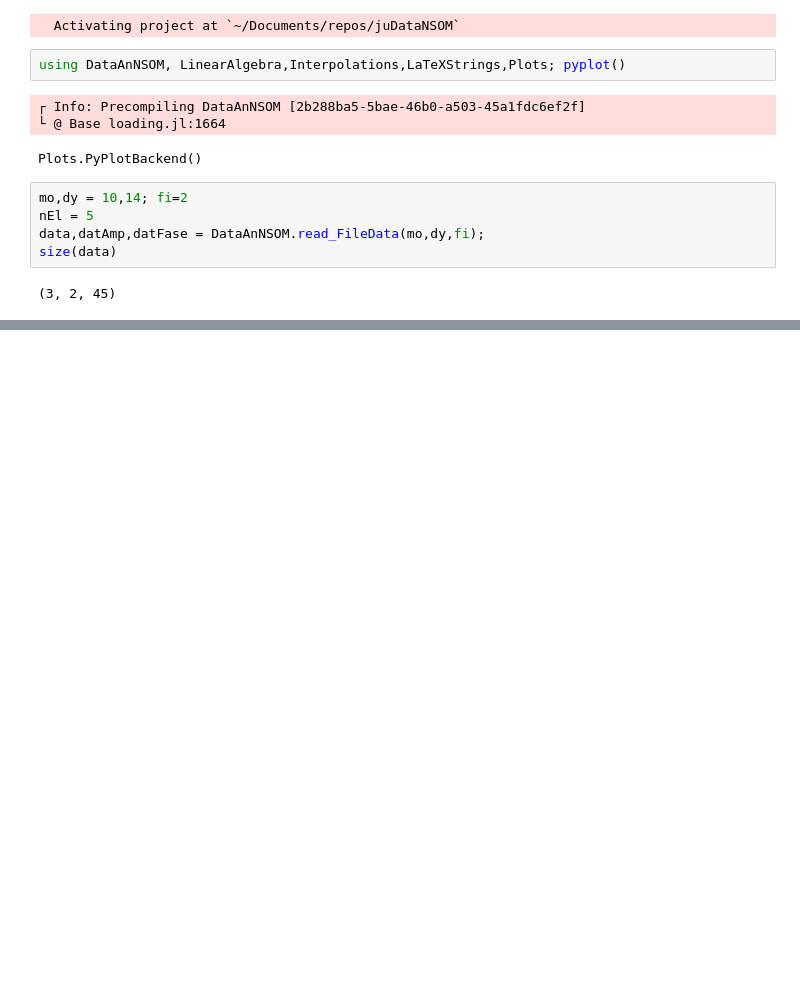
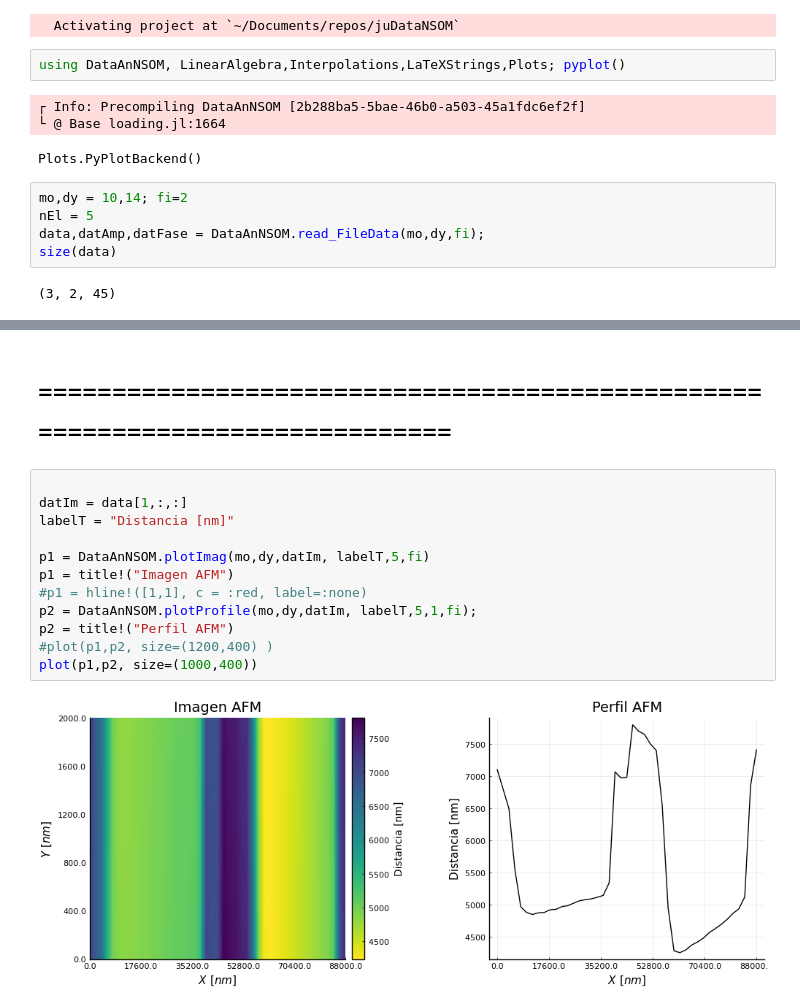
Before and after one commit to Gabmtzz/juDataNSOM, a Jupyter notebook: notebook/nsomdata.ipynb, the cells around one changed output, grey strips where cells are left out. Cells and saved outputs as stored; diff of their text form; blank space fills up the shorter version.

```diff
--- a/notebook/nsomdata.ipynb
+++ b/notebook/nsomdata.ipynb
@@ -137,0 +53,16 @@ julia> factorial(big(21))
+# %% [markdown]
+# =============================================================================
+# %%
+
+datIm = data[1,:,:]
+labelT = "Distancia [nm]"
+
+p1 = DataAnNSOM.plotImag(mo,dy,datIm, labelT,5,fi)
+p1 = title!("Imagen AFM")
+#p1 = hline!([1,1], c = :red, label=:none)
+p2 = DataAnNSOM.plotProfile(mo,dy,datIm, labelT,5,1,fi);
+p2 = title!("Perfil AFM")
+#plot(p1,p2, size=(1200,400) )
+plot(p1,p2, size=(1000,400))
+# %% [output]
+[figure, added]
```
Also changed, not shown: parts of 29 cells of this notebook, 1 other file.
